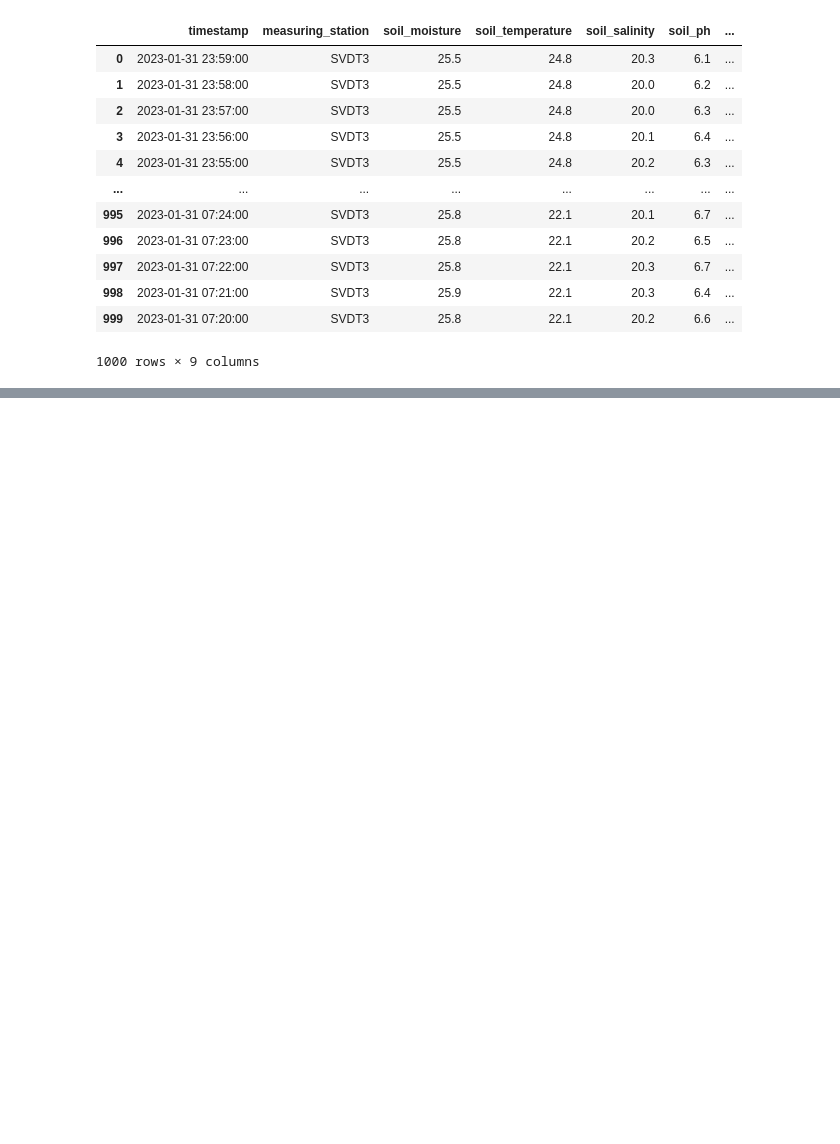
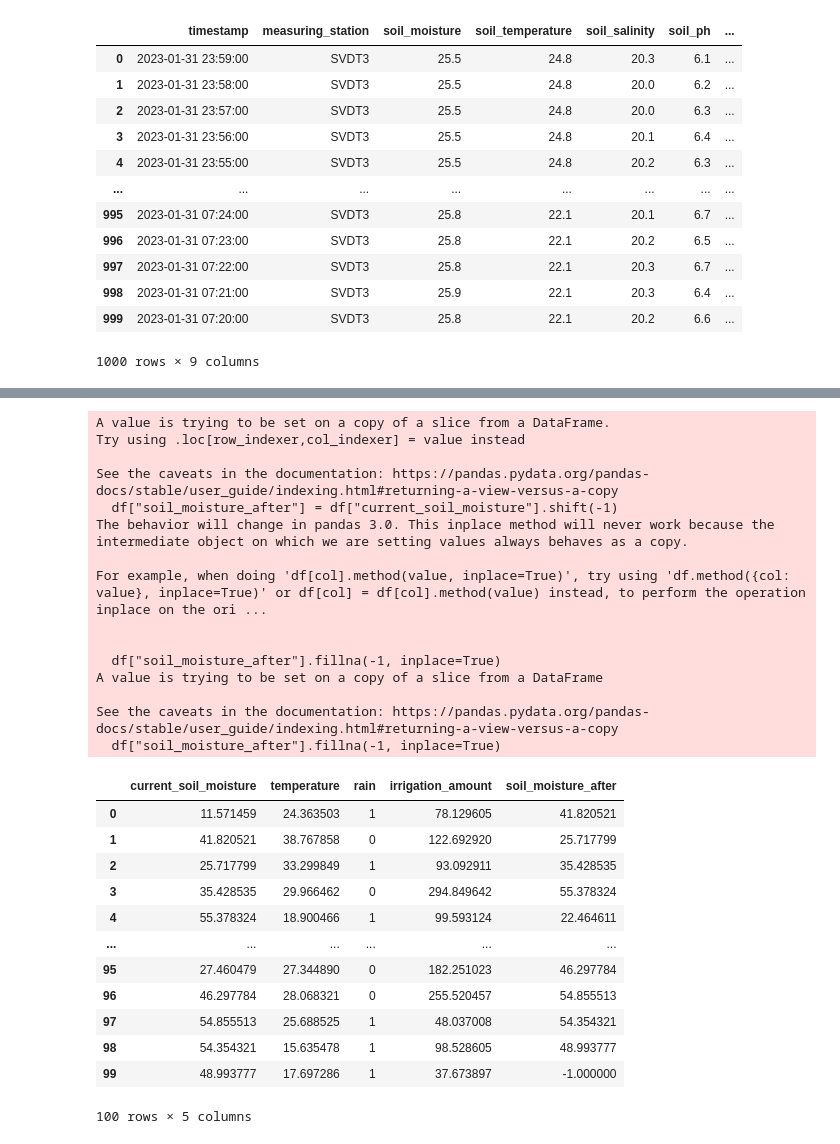
Before and after one commit to DangBaoTin/smart-irrigation-system, a Jupyter notebook: transform_data.ipynb, the cells around one changed output, grey strips where cells are left out. Saved outputs shown, nothing was run; the diff lists cells and outputs as text; code cells hidden in the pictures; blank space fills up the shorter version.

```diff
--- a/transform_data.ipynb
+++ b/transform_data.ipynb
@@ -114,0 +166,3 @@ new_new_df.to_csv(csv_file_path, index=False)
+# %%
+df.drop(columns=["soil_type", "duration", "soil_moisture_after"], inplace=True)
+df
@@ -114,0 +189,33 @@ new_new_df.to_csv(csv_file_path, index=False)
+# %%
+df["soil_moisture_after"] = df["current_soil_moisture"].shift(-1)
+df["soil_moisture_after"].fillna(-1, inplace=True)
+df
+# %% [output]
+A value is trying to be set on a copy of a slice from a DataFrame.
+Try using .loc[row_indexer,col_indexer] = value instead
+
+See the caveats in the documentation: https://pandas.pydata.org/pandas-docs/stable/user_guide/indexing.html#returning-a-view-versus-a-copy
+  df["soil_moisture_after"] = df["current_soil_moisture"].shift(-1)
+The behavior will change in pandas 3.0. This inplace method will never work because the intermediate object on which we are setting values always behaves as a copy.
+
+For example, when doing 'df[col].method(value, inplace=True)', try using 'df.method({col: value}, inplace=True)' or df[col] = df[col].method(value) instead, to perform the operation inplace on the ori ...
+
+
+  df["soil_moisture_after"].fillna(-1, inplace=True)
+A value is trying to be set on a copy of a slice from a DataFrame
+
+See the caveats in the documentation: https://pandas.pydata.org/pandas-docs/stable/user_guide/indexing.html#returning-a-view-versus-a-copy
+  df["soil_moisture_after"].fillna(-1, inplace=True)
+|  | current_soil_moisture | temperature | rain | irrigation_amount | soil_moisture_after |
+| 0 | 11.571459 | 24.363503 | 1 | 78.129605 | 41.820521 |
+| 1 | 41.820521 | 38.767858 | 0 | 122.692920 | 25.717799 |
+| 2 | 25.717799 | 33.299849 | 1 | 93.092911 | 35.428535 |
+| 3 | 35.428535 | 29.966462 | 0 | 294.849642 | 55.378324 |
+| 4 | 55.378324 | 18.900466 | 1 | 99.593124 | 22.464611 |
+| ... | ... | ... | ... | ... | ... |
+| 95 | 27.460479 | 27.344890 | 0 | 182.251023 | 46.297784 |
+| 96 | 46.297784 | 28.068321 | 0 | 255.520457 | 54.855513 |
+| 97 | 54.855513 | 25.688525 | 1 | 48.037008 | 54.354321 |
+| 98 | 54.354321 | 15.635478 | 1 | 98.528605 | 48.993777 |
+| 99 | 48.993777 | 17.697286 | 1 | 37.673897 | -1.000000 |
+100 rows × 5 columns
```
Also changed, not shown: parts of 6 cells of this notebook, 14 other files.
